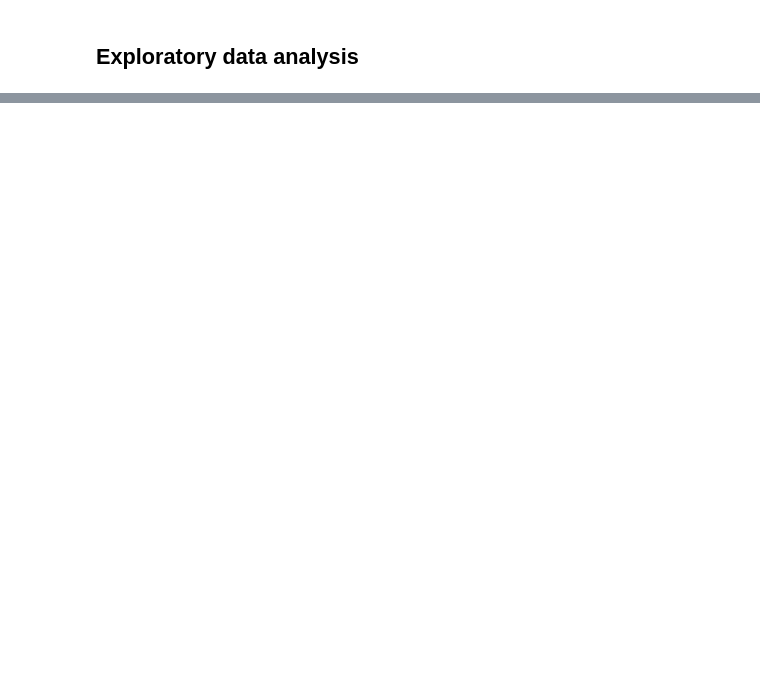
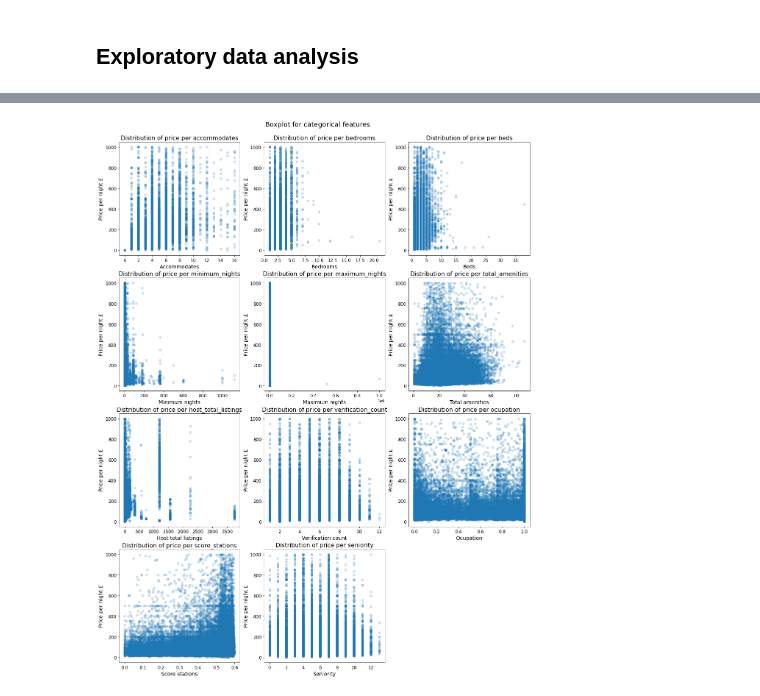
Before and after one commit to rafaelmachadomolina/fareApp, a Jupyter notebook: Models/Predictive_model.ipynb, the cells around one changed output, grey strips where cells are left out. Cells and saved outputs as stored; diff of their text form; code cells hidden in the pictures; blank space fills up the shorter version.

```diff
--- a/Models/Predictive_model.ipynb
+++ b/Models/Predictive_model.ipynb
@@ -305,0 +521,11 @@ Size of test set: 13329 rows
+# %%
+### Numerical values, data
+
+NUM_COLS = ['accommodates', 'bedrooms', 'beds', 'minimum_nights',
+            'maximum_nights', 'total_amenities', 'host_total_listings', 'verification_count',
+            'ocupation', 'score_stations', 'seniority', 'price_per_night']
+
+df_train_eda_num = df_train[NUM_COLS]
+
+print('Skewed features: accommodates, bedrooms, beds, min and max nights (heavily), host listings, price (target)')
+df_train_eda_num.describe(percentiles = [0.005, 0.05, 0.25, 0.50, 0.75, 0.95, 0.995])
@@ -305,0 +547,39 @@ Size of test set: 13329 rows
+# %%
+### Continue with numerical variables - scatterplots
+
+COLS_SCATTER = NUM_COLS.copy()
+COLS_SCATTER.remove('price_per_night')
+
+# Plot scatterplots
+fig, axs = plt.subplots(4, 3, figsize = (20, 26)) # Create figure and axes
+
+for POS, FEATURE in enumerate(COLS_SCATTER):
+
+    X_POS = POS // 3
+    Y_POS = POS % 3
+
+    # Separate data
+    DF_PLOT = df_train_eda_num[[FEATURE, 'price_per_night']]
+
+    axs[X_POS, Y_POS].scatter(x = DF_PLOT[FEATURE],
+                             y = DF_PLOT['price_per_night'],
+                             alpha = 0.2)
+
+    # Format plot
+    x_label = FEATURE.replace('_', ' ').capitalize()
+
+    plot_params = {'subtitle': 'Distribution of price per ' + FEATURE,
+                 'x_label': x_label,
+                 'y_label': 'Price per night £'}
+
+    plot_formatting(axs[X_POS, Y_POS], plot_params, has_legend = False)
+
+axs[3, 2].remove()
+
+plt.suptitle('Boxplot for categorical features',
+             fontsize = CONFIG['title'],
+             y = 0.91) # Main title of the plot
+
+plt.show()
+# %% [output]
+[figure, added]
```
Also changed, not shown: parts of 20 cells of this notebook, 3 other files.
